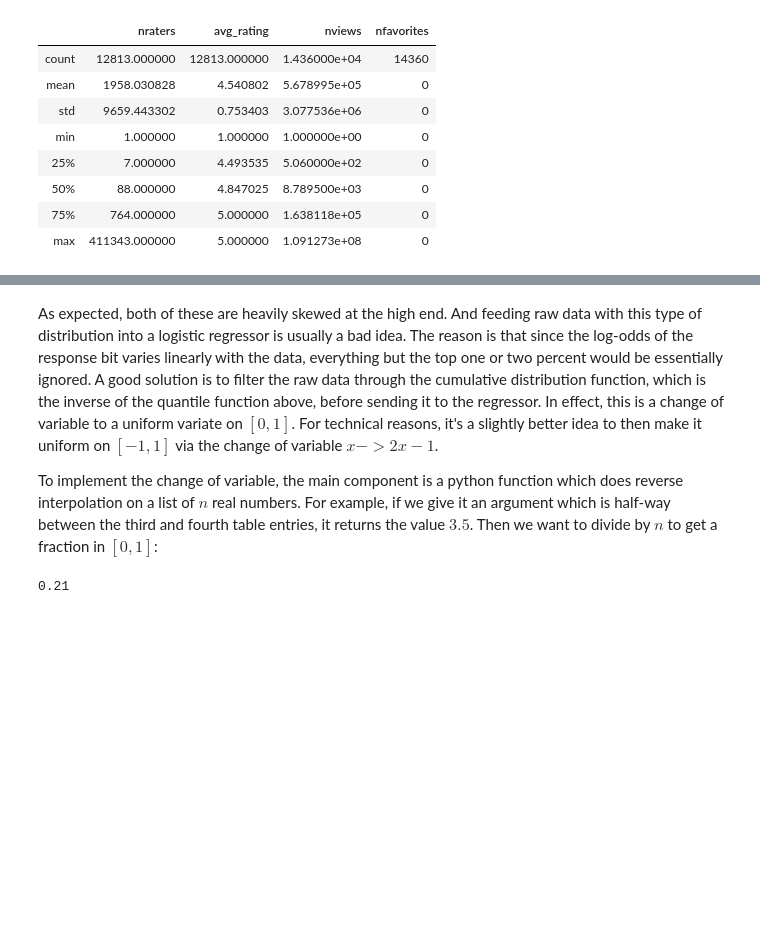
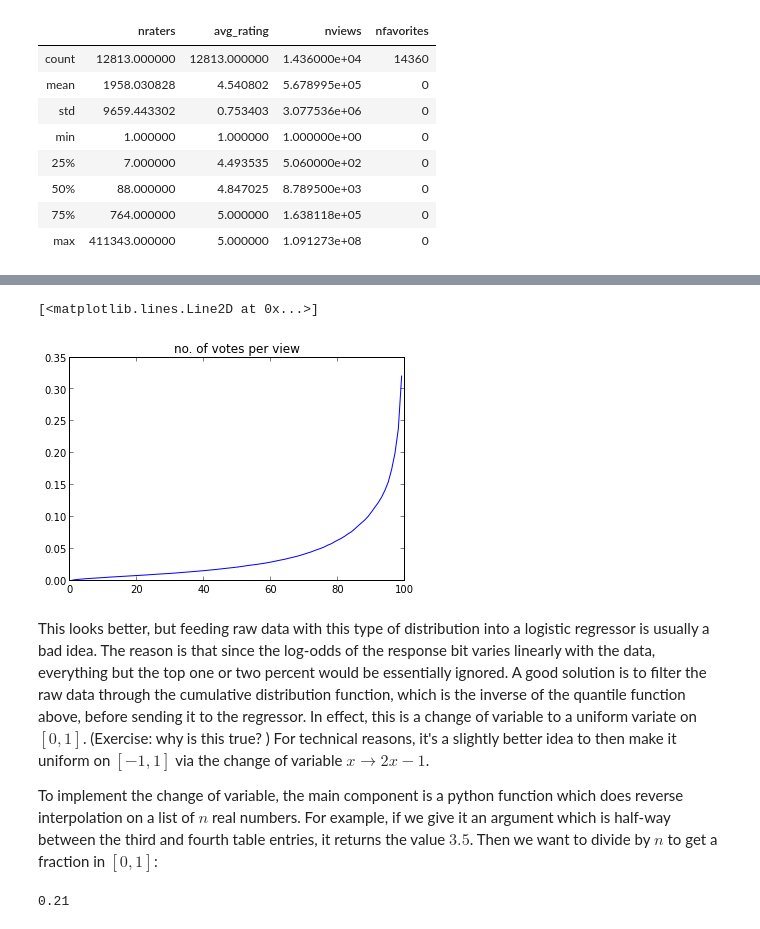
Before and after one commit to dmgoldschmidt/code, a Jupyter notebook: Course_Notes_scratch.ipynb, the cells around one changed output, grey strips where cells are left out. Drawn from its saved outputs; the diff is of its cells as text; code cells hidden in the pictures; blank space fills up the shorter version.

```diff
--- a/Course_Notes_scratch.ipynb
+++ b/Course_Notes_scratch.ipynb
@@ -725,5 +732,15 @@ ax2.plot(nviews_qtiles)
+# %%
+nvotes = (data['nraters']*data['avg_rating']/data['nviews']).dropna() #  votes per view
+nvotes_qtiles = [nvotes.quantile(x) for x in arange(0,1,.01)]
+fig1 = figure()
+ax1 = fig1.add_subplot(1,1,1)
+ax1.set_title('no. of votes per view')
+ax1.plot(nvotes_qtiles)
+# %% [output]
+[<matplotlib.lines.Line2D at 0x...>]
+[figure, added]
 # %% [markdown]
-As expected, both of these are heavily skewed at the high end.  And feeding raw data with this type of distribution into a logistic regressor is usually a bad idea.  The reason is that since the log-odds of the response bit varies linearly with the data, everything but the top one or two percent would be essentially ignored. A good solution is to filter the raw data through the cumulative distribution function, which is the inverse of the quantile function above, before sending it to the regressor.  In effect, this is a change of variable to a uniform variate on $[0,1]$. For technical reasons, it's a slightly better idea to then make it uniform on $[-1,1]$ via the change of variable $x -> 2x-1$.
+This looks better, but feeding raw data with this type of distribution into a logistic regressor is usually a bad idea.  The reason is that since the log-odds of the response bit varies linearly with the data, everything but the top one or two percent would be essentially ignored. A good solution is to filter the raw data through the cumulative distribution function, which is the inverse of the quantile function above, before sending it to the regressor.  In effect, this is a change of variable to a uniform variate on $[0,1]$. (Exercise:  why is this true? ) For technical reasons, it's a slightly better idea to then make it uniform on $[-1,1]$ via the change of variable $x\rightarrow 2x-1$.
 
 To implement the change of variable, the main component is a python function which does reverse interpolation on a list of $n$ real numbers. For example, if we give it an argument which is half-way between the third and fourth table entries, it returns the value $3.5$.  Then we want to divide by $n$ to get a fraction in $[0,1]$:
 # %%
```
Also changed, not shown: parts of 8 cells of this notebook.
